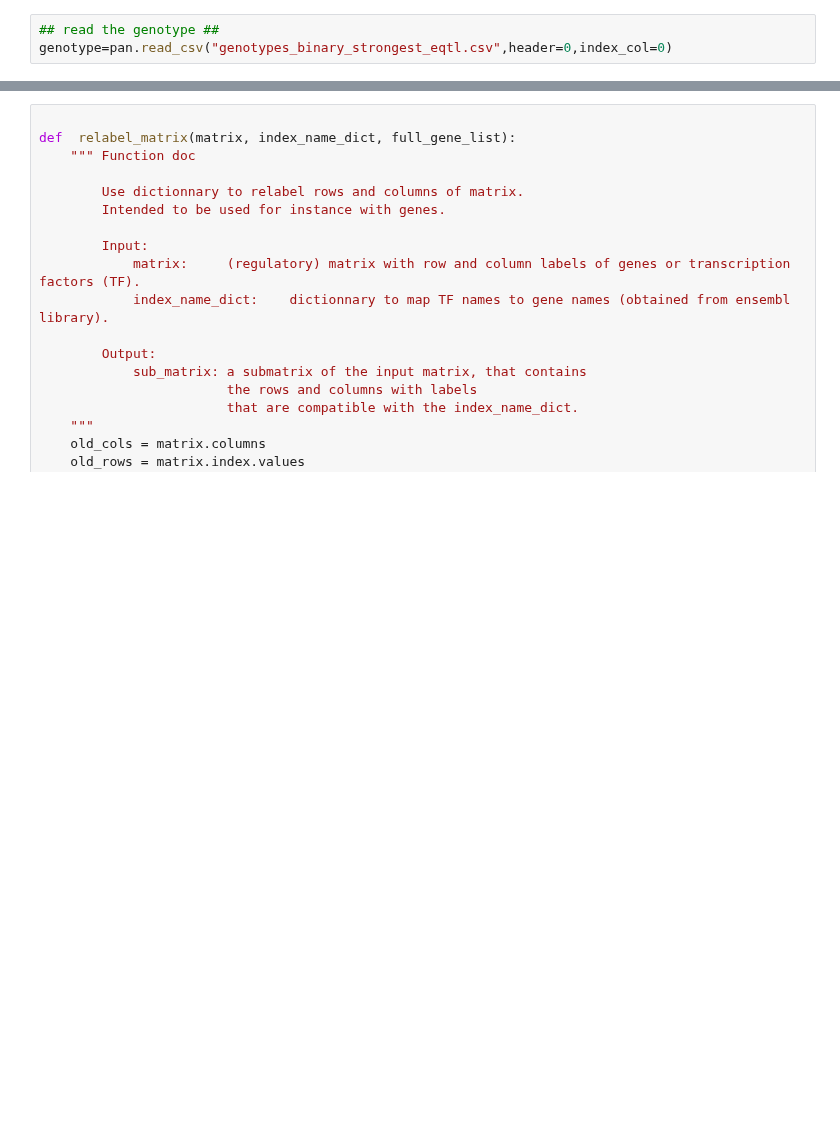
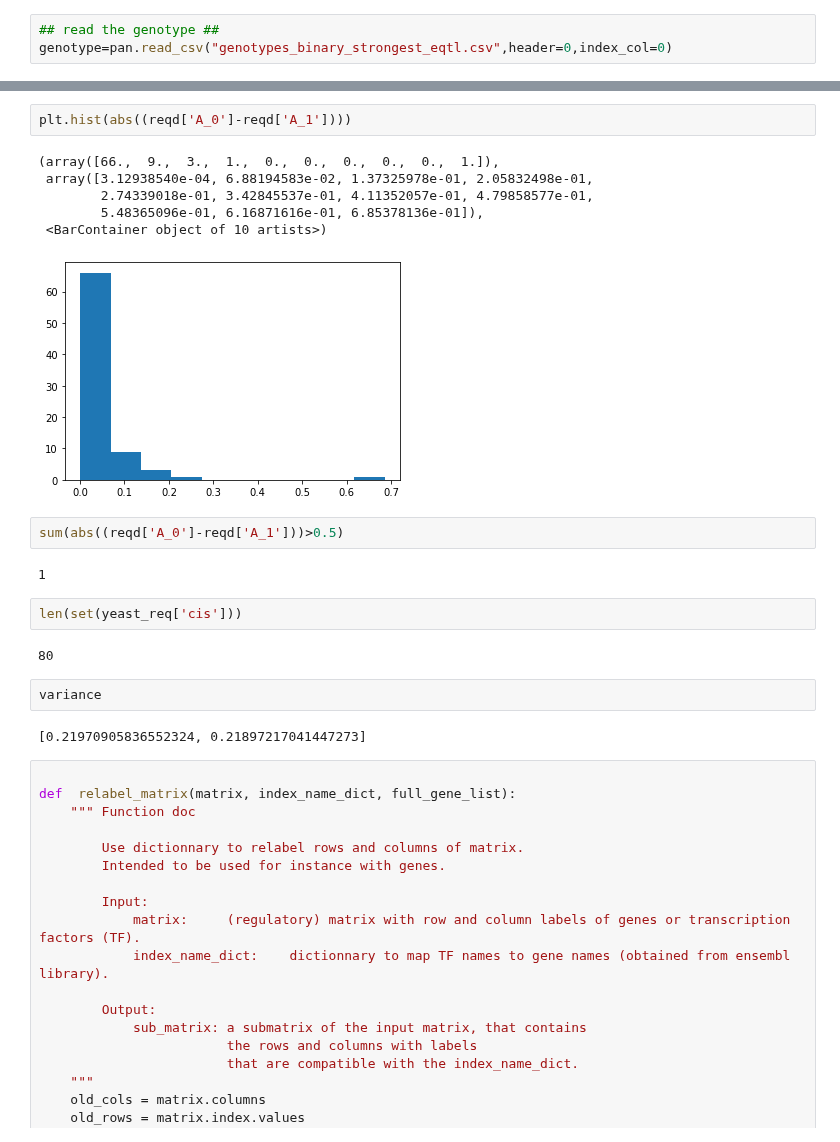
Before and after one commit to BIRDSgroup/NLCD, a Jupyter notebook: scripts/full_procedure.ipynb, the cells around one changed output, grey strips where cells are left out. Drawn from its saved outputs; the diff is of its cells as text; blank space fills up the shorter version.

```diff
--- a/scripts/full_procedure.ipynb
+++ b/scripts/full_procedure.ipynb
@@ -442,3 +549,24 @@ f.close()
+# %%
+plt.hist(abs((reqd['A_0']-reqd['A_1'])))
+# %% [output]
+(array([66.,  9.,  3.,  1.,  0.,  0.,  0.,  0.,  0.,  1.]),
+ array([3.12938540e-04, 6.88194583e-02, 1.37325978e-01, 2.05832498e-01,
+        2.74339018e-01, 3.42845537e-01, 4.11352057e-01, 4.79858577e-01,
+        5.48365096e-01, 6.16871616e-01, 6.85378136e-01]),
+ <BarContainer object of 10 artists>)
+[figure, added]
+# %%
+sum(abs((reqd['A_0']-reqd['A_1']))>0.5)
+# %% [output]
+1
+# %%
+len(set(yeast_req['cis']))
+# %% [output]
+80
+# %%
+variance
+# %% [output]
+[0.21970905836552324, 0.21897217041447273]
 # %%
 
 def  relabel_matrix(matrix, index_name_dict, full_gene_list):
```
Also changed, not shown: parts of 23 cells of this notebook.
